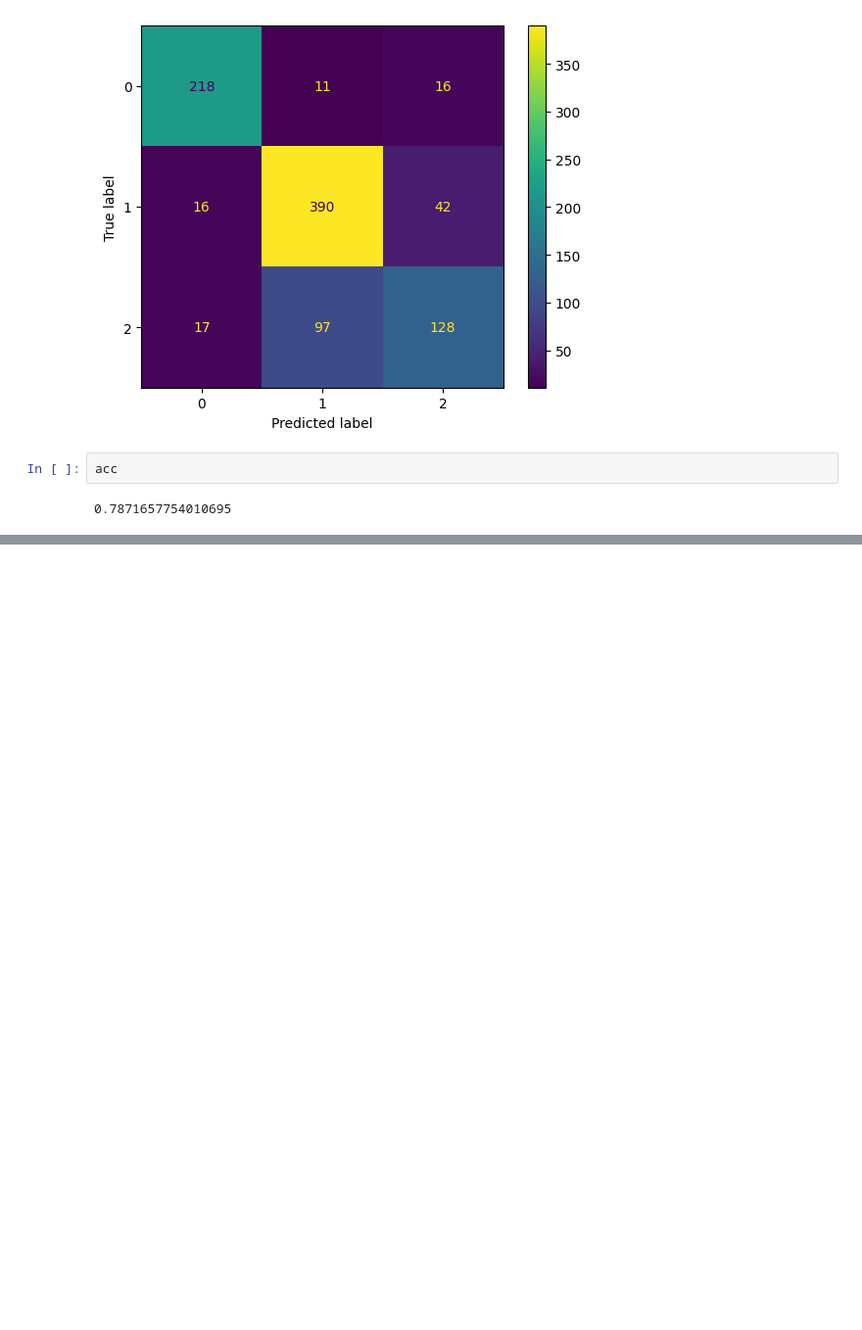
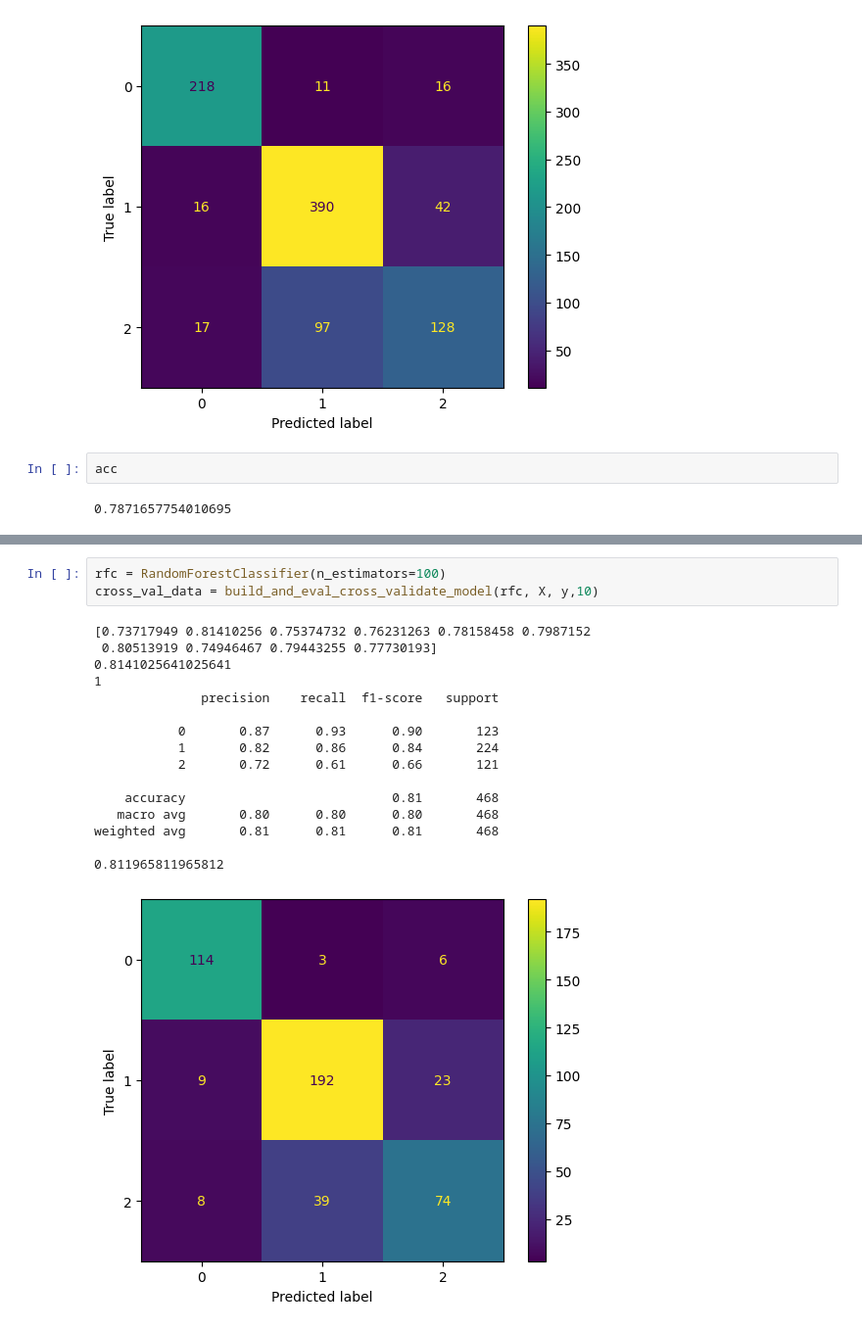
Before and after one commit to conor7276/chest-xray-research, a Jupyter notebook: models/TestModel.ipynb, the cells around one changed output, grey strips where cells are left out. Shown at 98% size. Saved outputs shown, nothing was run; the diff lists cells and outputs as text; blank space fills up the shorter version.

```diff
--- a/models/TestModel.ipynb
+++ b/models/TestModel.ipynb
@@ -588,0 +627,20 @@ cross_val_data = build_and_eval_cross_validate_model(svc, X, y, 5)
+# %%
+rfc = RandomForestClassifier(n_estimators=100)
+cross_val_data = build_and_eval_cross_validate_model(rfc, X, y,10)
+# %% [output]
+[0.73717949 0.81410256 0.75374732 0.76231263 0.78158458 0.7987152
+ 0.80513919 0.74946467 0.79443255 0.77730193]
+0.8141025641025641
+1
+              precision    recall  f1-score   support
+
+           0       0.87      0.93      0.90       123
+           1       0.82      0.86      0.84       224
+           2       0.72      0.61      0.66       121
+
+    accuracy                           0.81       468
+   macro avg       0.80      0.80      0.80       468
+weighted avg       0.81      0.81      0.81       468
+
+0.811965811965812
+[figure, added]
```
Also changed, not shown: parts of 3 cells of this notebook.
